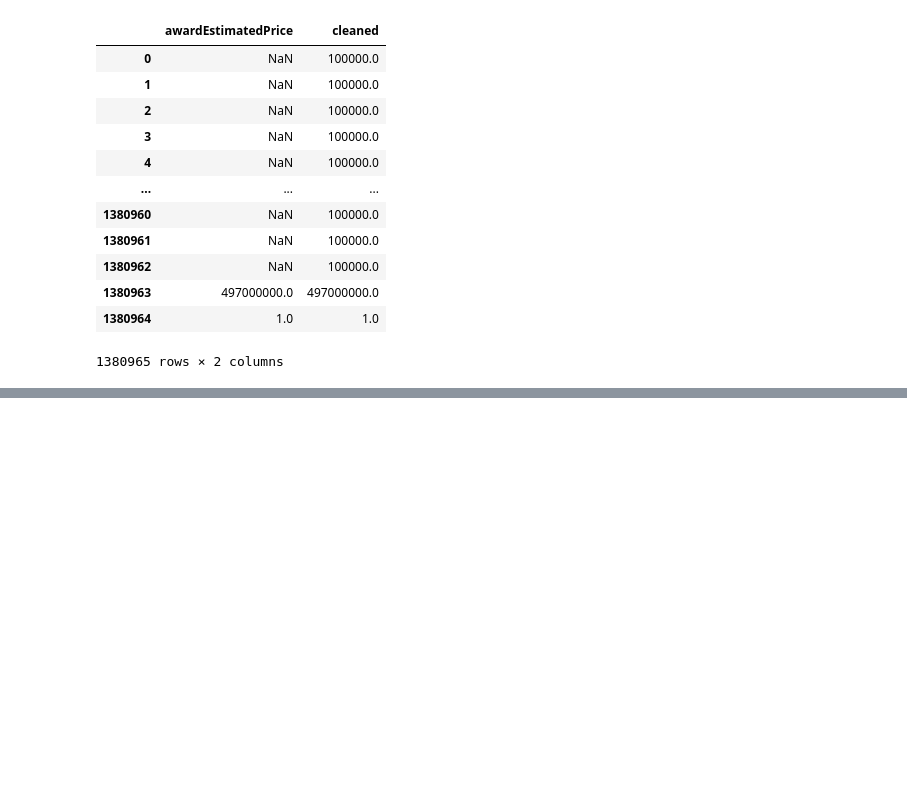
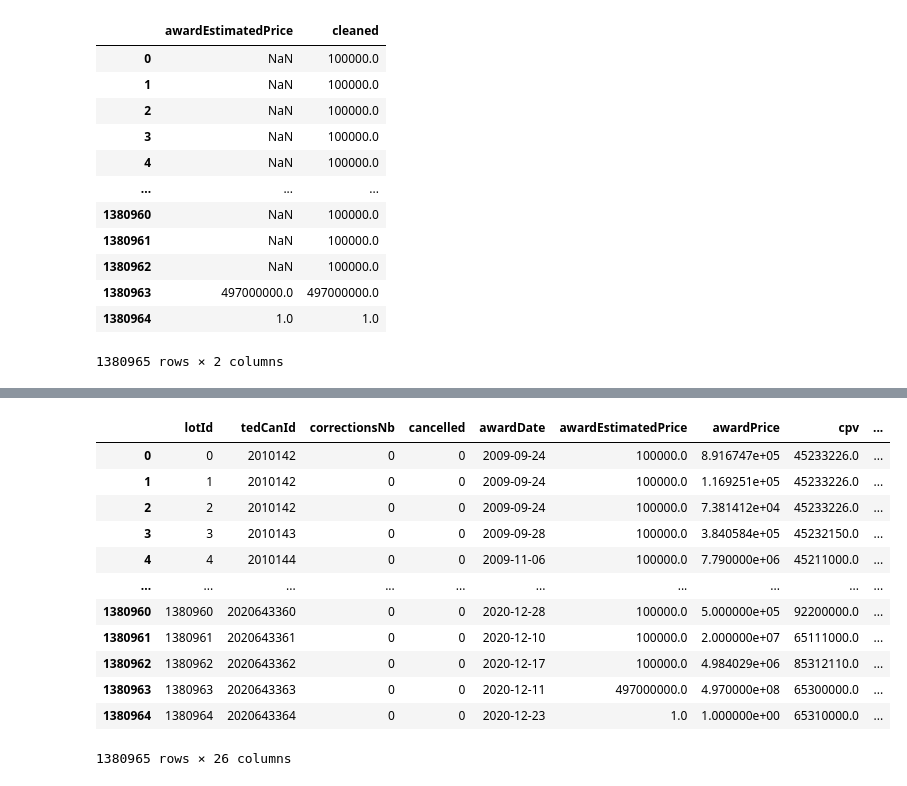
Before and after one commit to abdelhadi-essabri/FOPPA_Project, a Jupyter notebook: 02_nettoyage/lots.ipynb, the cells around one changed output, grey strips where cells are left out. Cells and saved outputs as stored; diff of their text form; code cells hidden in the pictures; blank space fills up the shorter version.

```diff
--- a/02_nettoyage/lots.ipynb
+++ b/02_nettoyage/lots.ipynb
@@ -99,0 +827,7 @@ awardEstimatedPrice
+# %%
+lots = replace_original_with_cleaned(
+    original = lots,
+    column = 'contractDuration',
+    cleaned = contractDuration['cleaned'].values,
+    path = '../donnees/lots_cleaned.csv'
+)
@@ -99,0 +836,2 @@ awardEstimatedPrice
+# %%
+publicityDuration = lots[['publicityDuration']]
@@ -99,0 +854,2 @@ awardEstimatedPrice
+# %%
+publicityDuration  = clean_publicityDuration(publicityDuration)
@@ -99,0 +872,23 @@ awardEstimatedPrice
+# %%
+lots = replace_original_with_cleaned(
+    original = lots,
+    column = 'publicityDuration',
+    cleaned = publicityDuration['cleaned'].values,
+    path = '../donnees/lots_cleaned.csv'
+)
+# %%
+lots
+# %% [output]
+|  | lotId | tedCanId | correctionsNb | cancelled | awardDate | awardEstimatedPrice | awardPrice | cpv | ... |
+| 0 | 0 | 2010142 | 0 | 0 | 2009-09-24 | 100000.0 | 8.916747e+05 | 45233226.0 | ... |
+| 1 | 1 | 2010142 | 0 | 0 | 2009-09-24 | 100000.0 | 1.169251e+05 | 45233226.0 | ... |
+| 2 | 2 | 2010142 | 0 | 0 | 2009-09-24 | 100000.0 | 7.381412e+04 | 45233226.0 | ... |
+| 3 | 3 | 2010143 | 0 | 0 | 2009-09-28 | 100000.0 | 3.840584e+05 | 45232150.0 | ... |
+| 4 | 4 | 2010144 | 0 | 0 | 2009-11-06 | 100000.0 | 7.790000e+06 | 45211000.0 | ... |
+| ... | ... | ... | ... | ... | ... | ... | ... | ... | ... |
+| 1380960 | 1380960 | 2020643360 | 0 | 0 | 2020-12-28 | 100000.0 | 5.000000e+05 | 92200000.0 | ... |
+| 1380961 | 1380961 | 2020643361 | 0 | 0 | 2020-12-10 | 100000.0 | 2.000000e+07 | 65111000.0 | ... |
+| 1380962 | 1380962 | 2020643362 | 0 | 0 | 2020-12-17 | 100000.0 | 4.984029e+06 | 85312110.0 | ... |
+| 1380963 | 1380963 | 2020643363 | 0 | 0 | 2020-12-11 | 497000000.0 | 4.970000e+08 | 65300000.0 | ... |
+| 1380964 | 1380964 | 2020643364 | 0 | 0 | 2020-12-23 | 1.0 | 1.000000e+00 | 65310000.0 | ... |
+1380965 rows × 26 columns
```
Also changed, not shown: parts of 100 cells of this notebook, 2 other files.
